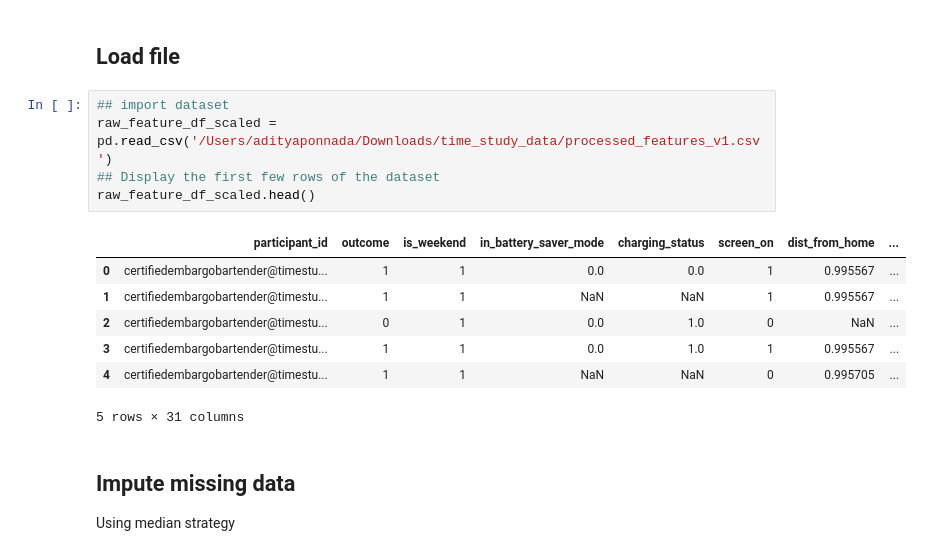
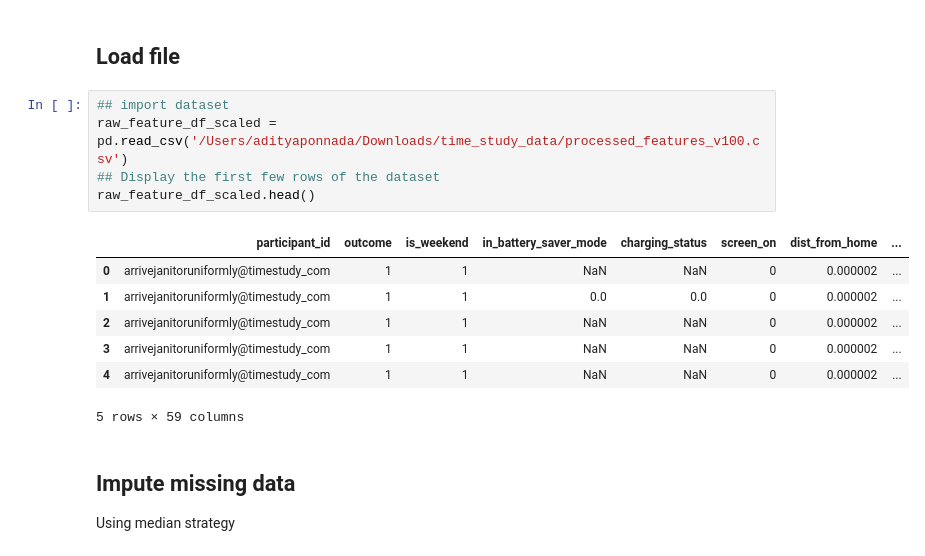
Before and after one commit to adityaponnada/real_time_prompting, a Jupyter notebook: general_model_between_user_with_SMOTE.ipynb, the cells around one changed output. Saved outputs shown, nothing was run; the diff lists cells and outputs as text.

```diff
--- a/general_model_between_user_with_SMOTE.ipynb
+++ b/general_model_between_user_with_SMOTE.ipynb
@@ -23,17 +23,17 @@ from imblearn.over_sampling import SMOTE
 ## Load file
 # %%
 ## import dataset
-raw_feature_df_scaled = pd.read_csv('/Users/adityaponnada/Downloads/time_study_data/processed_features_v1.csv')
+raw_feature_df_scaled = pd.read_csv('/Users/adityaponnada/Downloads/time_study_data/processed_features_v100.csv')
 ## Display the first few rows of the dataset
 raw_feature_df_scaled.head()
 # %% [output]
 |  | participant_id | outcome | is_weekend | in_battery_saver_mode | charging_status | screen_on | dist_from_home | ... |
-| 0 | certifiedembargobartender@timestu... | 1 | 1 | 0.0 | 0.0 | 1 | 0.995567 | ... |
-| 1 | certifiedembargobartender@timestu... | 1 | 1 | NaN | NaN | 1 | 0.995567 | ... |
-| 2 | certifiedembargobartender@timestu... | 0 | 1 | 0.0 | 1.0 | 0 | NaN | ... |
-| 3 | certifiedembargobartender@timestu... | 1 | 1 | 0.0 | 1.0 | 1 | 0.995567 | ... |
-| 4 | certifiedembargobartender@timestu... | 1 | 1 | NaN | NaN | 0 | 0.995705 | ... |
+| 0 | arrivejanitoruniformly@timestudy_com | 1 | 1 | NaN | NaN | 0 | 0.000002 | ... |
+| 1 | arrivejanitoruniformly@timestudy_com | 1 | 1 | 0.0 | 0.0 | 0 | 0.000002 | ... |
+| 2 | arrivejanitoruniformly@timestudy_com | 1 | 1 | NaN | NaN | 0 | 0.000002 | ... |
+| 3 | arrivejanitoruniformly@timestudy_com | 1 | 1 | NaN | NaN | 0 | 0.000002 | ... |
+| 4 | arrivejanitoruniformly@timestudy_com | 1 | 1 | NaN | NaN | 0 | 0.000002 | ... |
-5 rows × 31 columns
+5 rows × 59 columns
 # %% [markdown]
 ## Impute missing data
 Using median strategy
```
Also changed, not shown: parts of 18 cells of this notebook.
